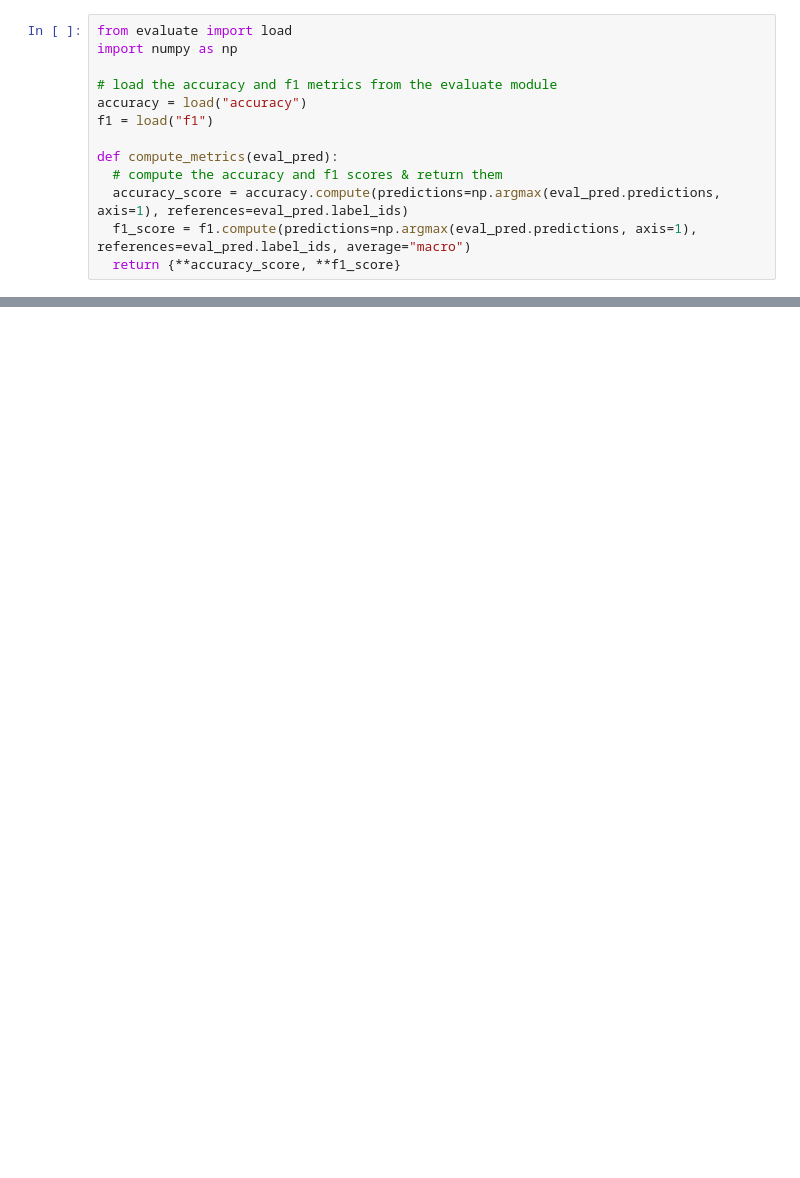
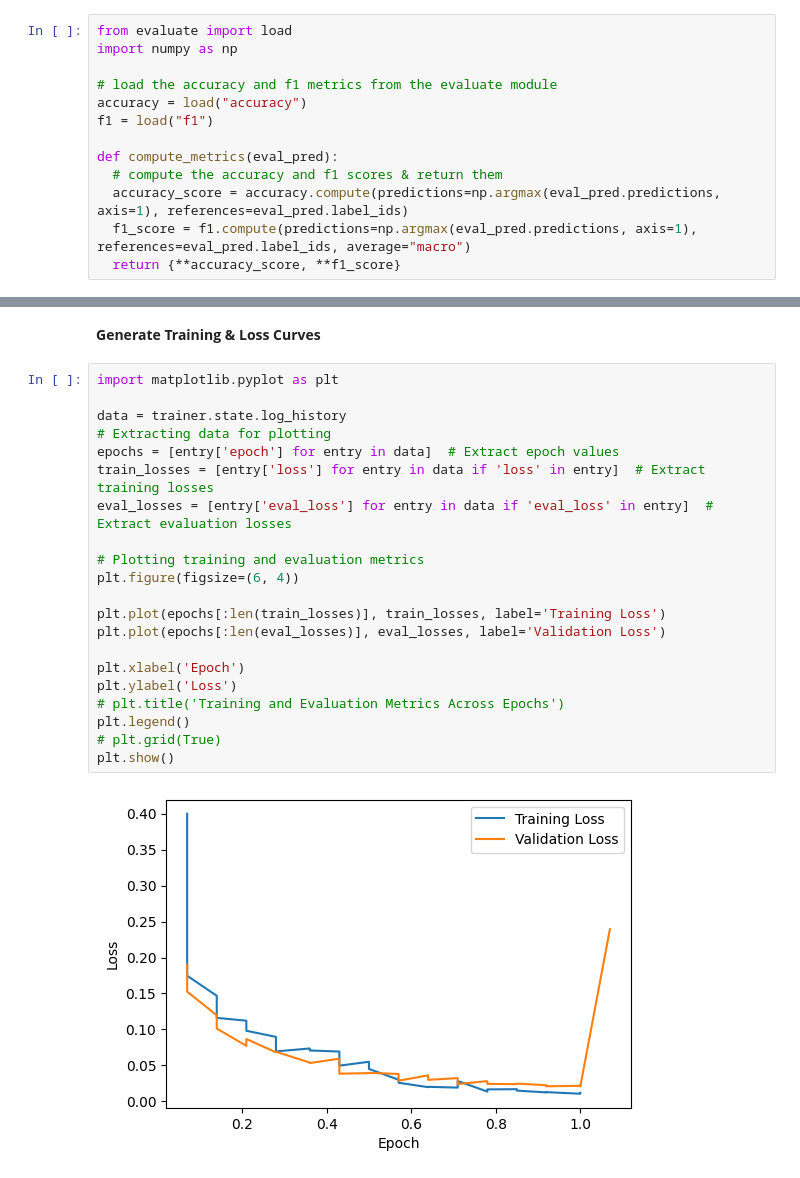
Before and after one commit to arindam369/MedMNIST-ViT, a Jupyter notebook: PathMNIST.ipynb, the cells around one changed output, grey strips where cells are left out. Cells and saved outputs as stored; diff of their text form; blank space fills up the shorter version.

```diff
--- a/PathMNIST.ipynb
+++ b/PathMNIST.ipynb
@@ -257 +234,26 @@ precision, recall, f1_score, support
  array([1338,  847,  339,  634, 1035,  592,  741,  421, 1233]))
+# %% [markdown]
+**Generate Training & Loss Curves**
+# %%
+import matplotlib.pyplot as plt
+
+data = trainer.state.log_history
+# Extracting data for plotting
+epochs = [entry['epoch'] for entry in data]  # Extract epoch values
+train_losses = [entry['loss'] for entry in data if 'loss' in entry]  # Extract training losses
+eval_losses = [entry['eval_loss'] for entry in data if 'eval_loss' in entry]  # Extract evaluation losses
+
+# Plotting training and evaluation metrics
+plt.figure(figsize=(6, 4))
+
+plt.plot(epochs[:len(train_losses)], train_losses, label='Training Loss')
+plt.plot(epochs[:len(eval_losses)], eval_losses, label='Validation Loss')
+
+plt.xlabel('Epoch')
+plt.ylabel('Loss')
+# plt.title('Training and Evaluation Metrics Across Epochs')
+plt.legend()
+# plt.grid(True)
+plt.show()
+# %% [output]
+[figure, added]
```
Also changed, not shown: parts of 28 cells of this notebook, 2 other files.
